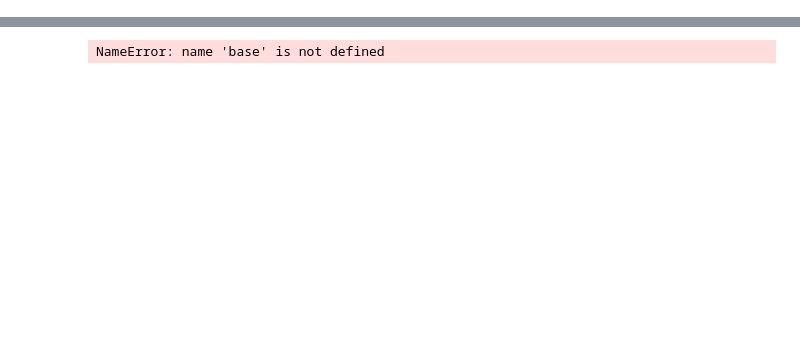
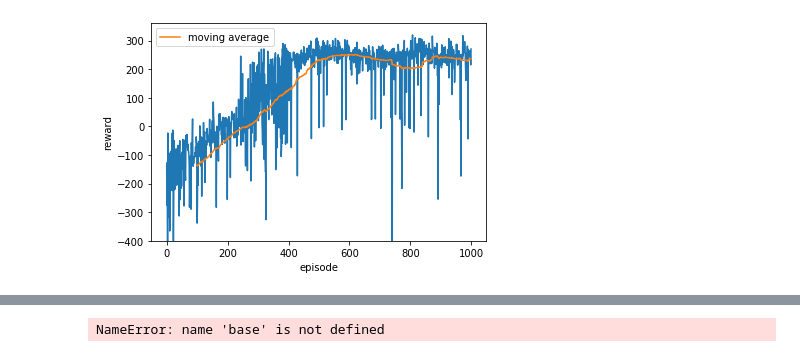
Before and after one commit to NoxMoon/RL, a Jupyter notebook: project2/project2.ipynb, the cells around one changed output, grey strips where cells are left out. Saved outputs shown, nothing was run; the diff lists cells and outputs as text; code cells hidden in the pictures; blank space fills up the shorter version.

```diff
--- a/project2/project2.ipynb
+++ b/project2/project2.ipynb
@@ -42,0 +21,30 @@ agent.load_model("weights/success.h5")
+# %%
+env = gym.make('LunarLander-v2')
+dS = env.observation_space.shape[0]
+nA = env.action_space.n
+
+seed = 123
+env.seed(seed)
+random.seed(seed)
+np.random.seed(seed)
+tf.random.set_seed(seed)
+os.environ['PYTHONHASHSEED']=str(seed)
+
+params = {
+    'batch_size' : 32,
+    'gamma': 0.99,
+    'tau': 0.001,
+    'epsilon': 1,
+    'epsilon_decay': 0.995,
+    'lr': 0.0005,
+}
+
+agent = DQL_agent(dS, nA,
+                  batch_size = params['batch_size'],
+                  gamma = params['gamma'],
+                  tau = params['tau'],
+                  epsilon = params['epsilon'],
+                  epsilon_decay = params['epsilon_decay'],
+                  lr = params['lr'],
+                  dumpfile = "weights/final_model3"
+                )
@@ -42,0 +66,12 @@ agent.load_model("weights/success.h5")
+# %%
+y = moving_average(agent.episode_rewards, n=100)
+
+plt.plot(agent.episode_rewards)
+plt.plot(range(99, len(agent.episode_rewards)), y, label="moving average")
+plt.xlabel("episode")
+plt.ylabel("reward")
+plt.ylim(-400,360)
+plt.legend()
+plt.show()
+# %% [output]
+[figure, added]
```
Also changed, not shown: parts of 8 cells of this notebook, 46 other files.
